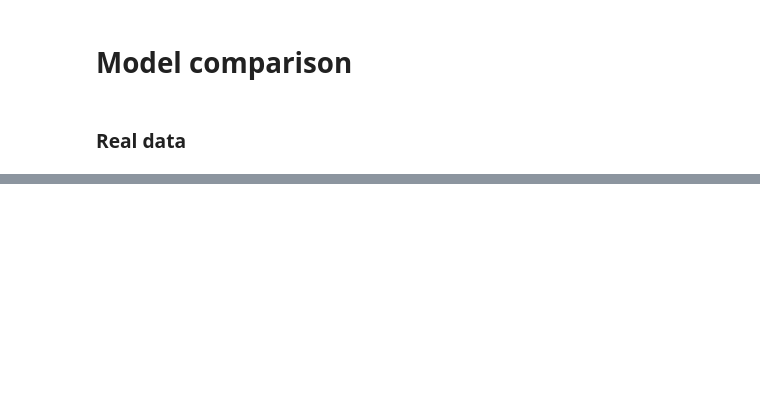
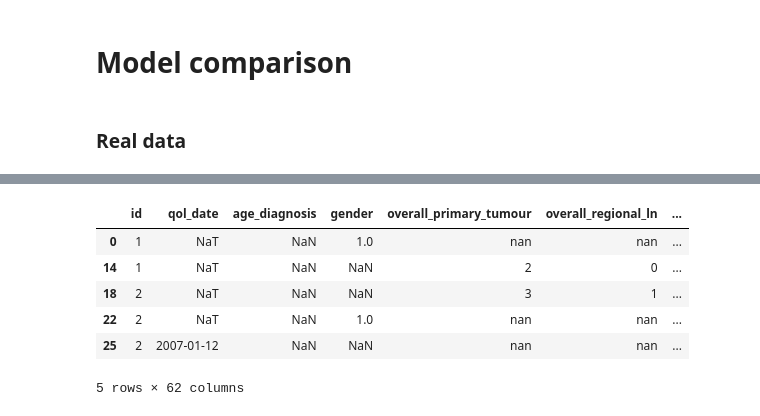
Before and after one commit to Yousif2326/missing_imputation2, a Jupyter notebook: notebook/imputation7_baseline_data1_withLLM.ipynb, the cells around one changed output, grey strips where cells are left out. Cells and saved outputs as stored; diff of their text form; code cells hidden in the pictures; blank space fills up the shorter version.

```diff
--- a/notebook/imputation7_baseline_data1_withLLM.ipynb
+++ b/notebook/imputation7_baseline_data1_withLLM.ipynb
@@ -4247,0 +4445,13 @@ KeyboardInterrupt:
+# %%
+df_original = df.copy()  # Save the full dataset
+df = df.head(50)         # Use only the first 50 rows for testing
+# %%
+df_original.head()
+# %% [output]
+|  | id | qol_date | age_diagnosis | gender | overall_primary_tumour | overall_regional_ln | ... |
+| 0 | 1 | NaT | NaN | 1.0 | nan | nan | ... |
+| 14 | 1 | NaT | NaN | NaN | 2 | 0 | ... |
+| 18 | 2 | NaT | NaN | NaN | 3 | 1 | ... |
+| 22 | 2 | NaT | NaN | 1.0 | nan | nan | ... |
+| 25 | 2 | 2007-01-12 | NaN | NaN | nan | nan | ... |
+5 rows × 62 columns
```
Also changed, not shown: parts of 23 cells of this notebook, 30 other files.
